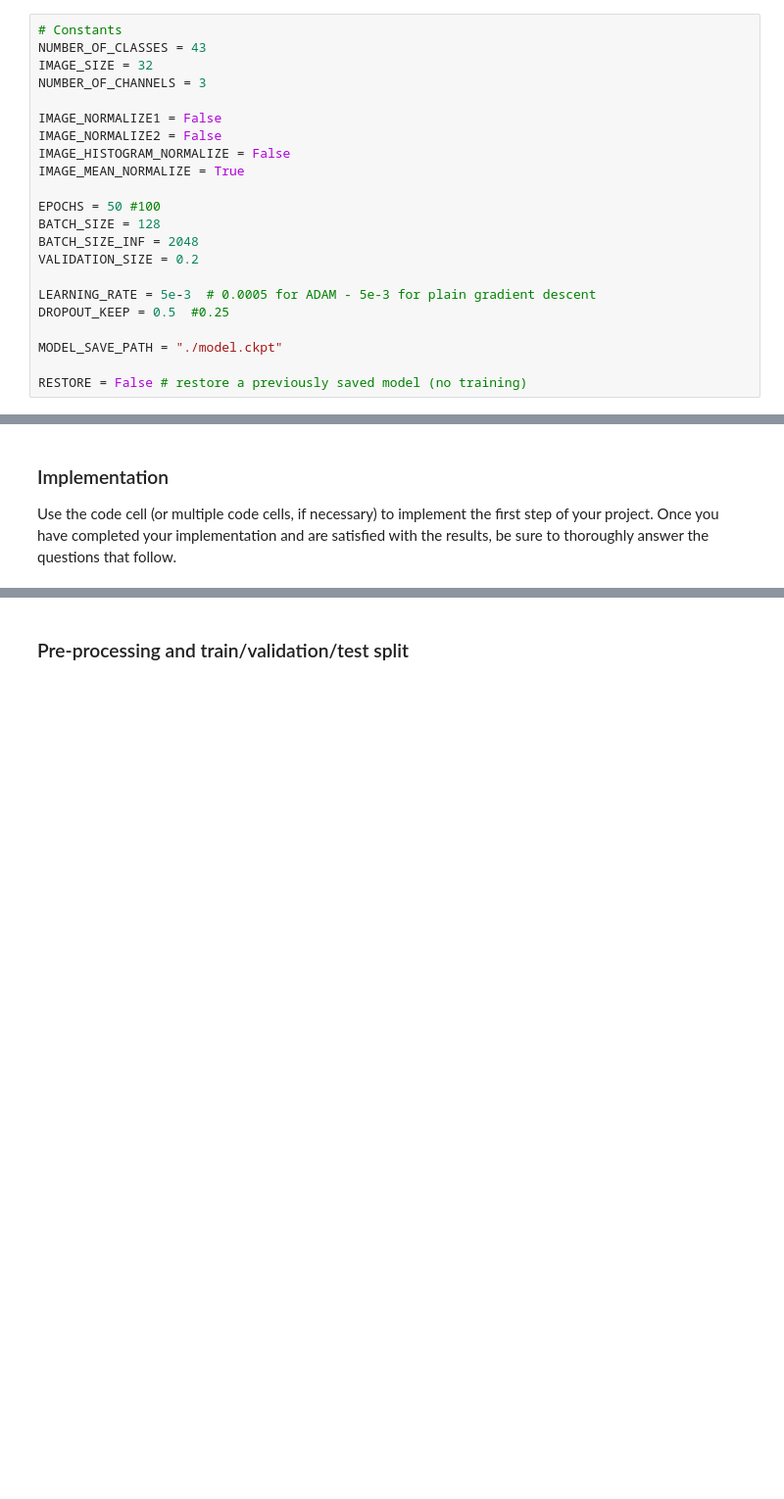
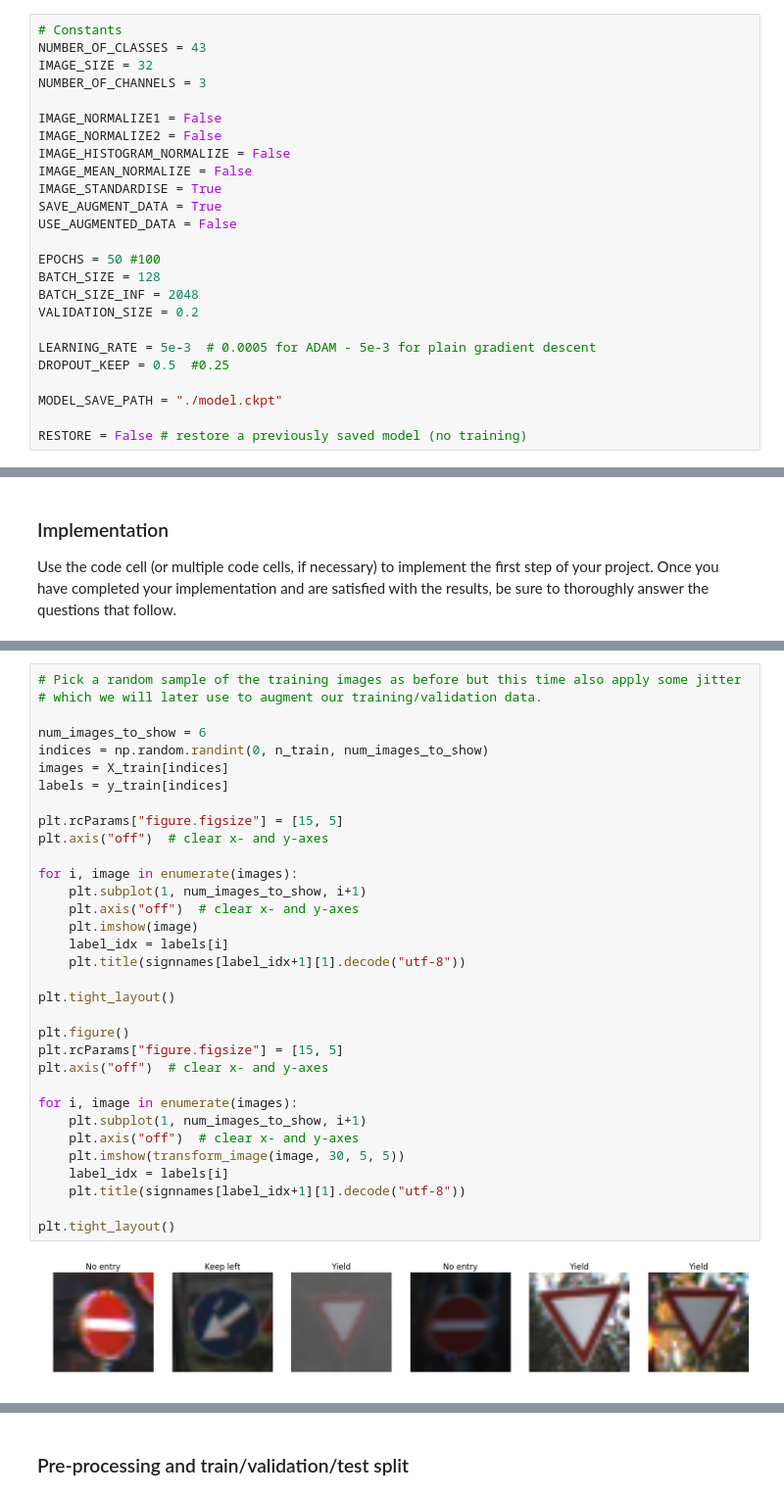
Before and after one commit to js1972/CarND-Traffic-Sign-Classifier-Project, a Jupyter notebook: Traffic_Sign_Classifier.ipynb, the cells around one changed output, grey strips where cells are left out. Shown at 98% size. Drawn from its saved outputs; the diff is of its cells as text; blank space fills up the shorter version.

Commit message:
add the beginnings of the logic to augment the dataset

```diff
--- a/Traffic_Sign_Classifier.ipynb
+++ b/Traffic_Sign_Classifier.ipynb
@@ -40,7 +41,10 @@ NUMBER_OF_CHANNELS = 3
 IMAGE_NORMALIZE1 = False
 IMAGE_NORMALIZE2 = False
 IMAGE_HISTOGRAM_NORMALIZE = False
-IMAGE_MEAN_NORMALIZE = True
+IMAGE_MEAN_NORMALIZE = False
+IMAGE_STANDARDISE = True
+SAVE_AUGMENT_DATA = True
+USE_AUGMENTED_DATA = False
 
 EPOCHS = 50 #100
 BATCH_SIZE = 128
@@ -199,0 +255,35 @@ Use the code cell (or multiple code cells, if necessary) to implement the first
+# %%
+# Pick a random sample of the training images as before but this time also apply some jitter
+# which we will later use to augment our training/validation data.
+
+num_images_to_show = 6
+indices = np.random.randint(0, n_train, num_images_to_show)
+images = X_train[indices]
+labels = y_train[indices]
+
+plt.rcParams["figure.figsize"] = [15, 5]
+plt.axis("off")  # clear x- and y-axes
+
+for i, image in enumerate(images):
+    plt.subplot(1, num_images_to_show, i+1)
+    plt.axis("off")  # clear x- and y-axes
+    plt.imshow(image)
+    label_idx = labels[i]
+    plt.title(signnames[label_idx+1][1].decode("utf-8"))
+
+plt.tight_layout()
+
+plt.figure()
+plt.rcParams["figure.figsize"] = [15, 5]
+plt.axis("off")  # clear x- and y-axes
+
+for i, image in enumerate(images):
+    plt.subplot(1, num_images_to_show, i+1)
+    plt.axis("off")  # clear x- and y-axes
+    plt.imshow(transform_image(image, 30, 5, 5))
+    label_idx = labels[i]
+    plt.title(signnames[label_idx+1][1].decode("utf-8"))
+
+plt.tight_layout()
+# %% [output]
+[figure, added]
```
Also changed, not shown: parts of 18 cells of this notebook, 4 other files.
